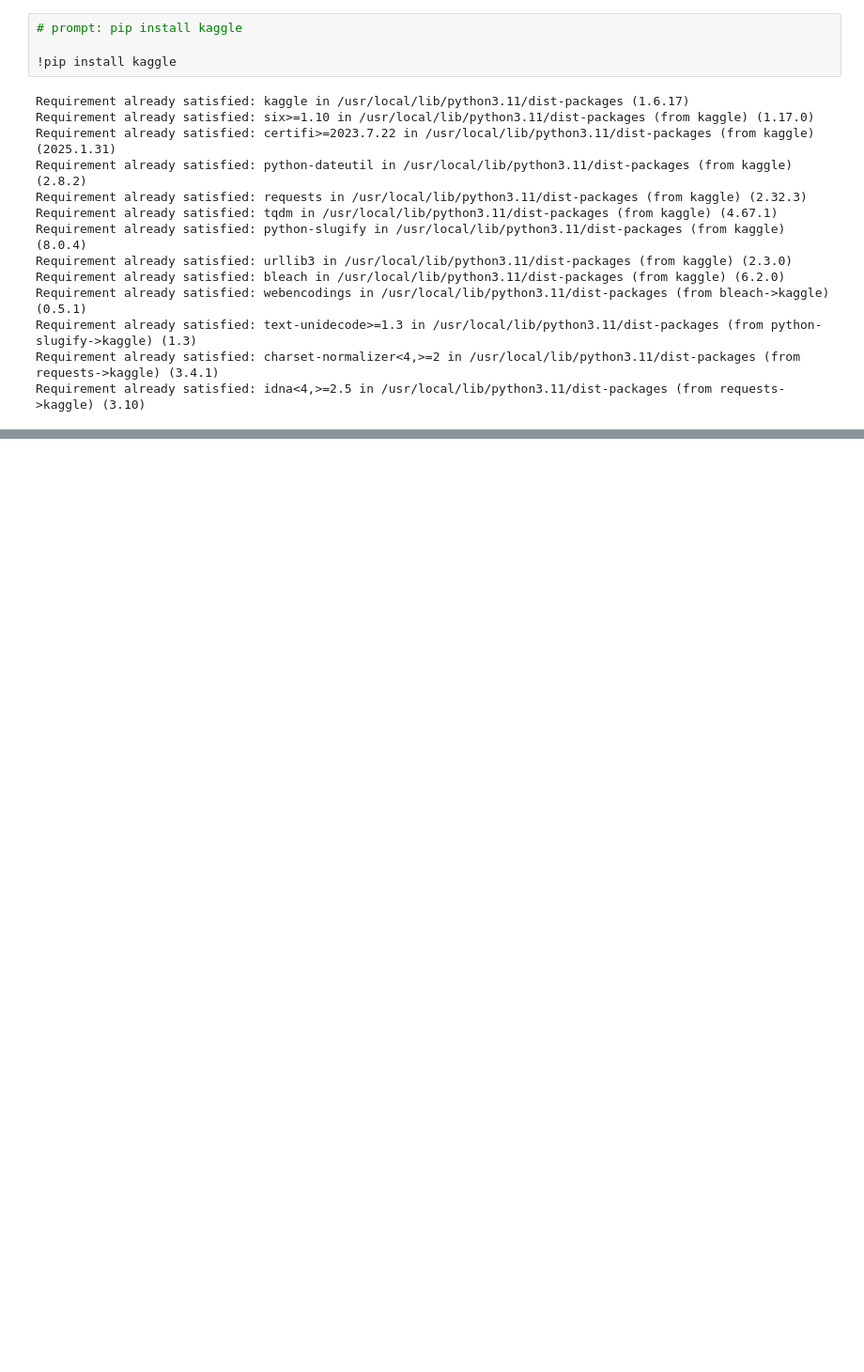
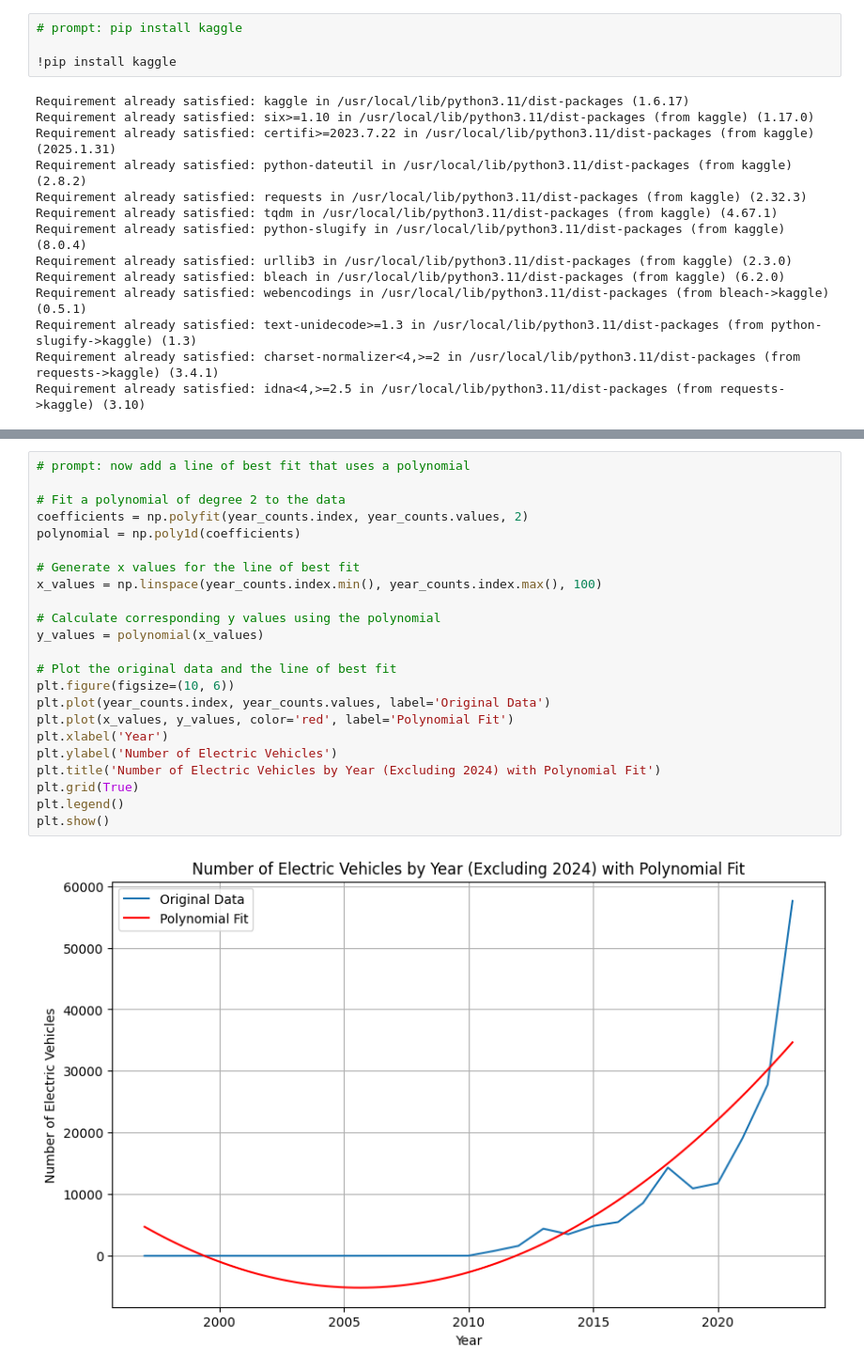
Before and after one commit to Number1MarsMan/googleColabProjects, a Jupyter notebook: AddedEVData.ipynb, the cells around one changed output, grey strips where cells are left out. Shown at 94% size. Drawn from its saved outputs; the diff is of its cells as text; blank space fills up the shorter version.

```diff
--- a/AddedEVData.ipynb
+++ b/AddedEVData.ipynb
@@ -187,0 +175,25 @@ array([['5YJYGDEE1L', 'King', 'Seattle', ...,
+# %%
+# prompt: now add a line of best fit that uses a polynomial
+
+# Fit a polynomial of degree 2 to the data
+coefficients = np.polyfit(year_counts.index, year_counts.values, 2)
+polynomial = np.poly1d(coefficients)
+
+# Generate x values for the line of best fit
+x_values = np.linspace(year_counts.index.min(), year_counts.index.max(), 100)
+
+# Calculate corresponding y values using the polynomial
+y_values = polynomial(x_values)
+
+# Plot the original data and the line of best fit
+plt.figure(figsize=(10, 6))
+plt.plot(year_counts.index, year_counts.values, label='Original Data')
+plt.plot(x_values, y_values, color='red', label='Polynomial Fit')
+plt.xlabel('Year')
+plt.ylabel('Number of Electric Vehicles')
+plt.title('Number of Electric Vehicles by Year (Excluding 2024) with Polynomial Fit')
+plt.grid(True)
+plt.legend()
+plt.show()
+# %% [output]
+[figure, added]
```
Also changed, not shown: parts of 14 cells of this notebook.
